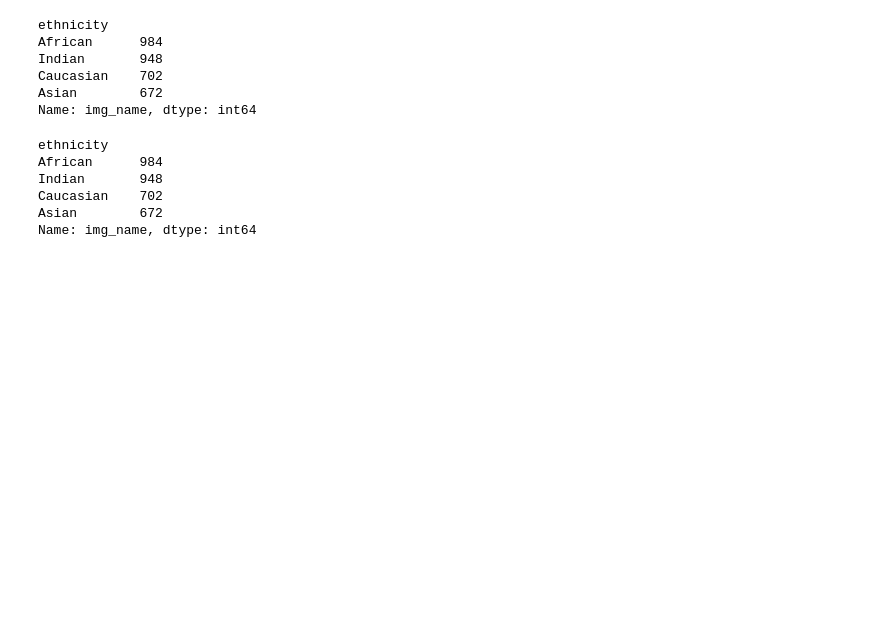
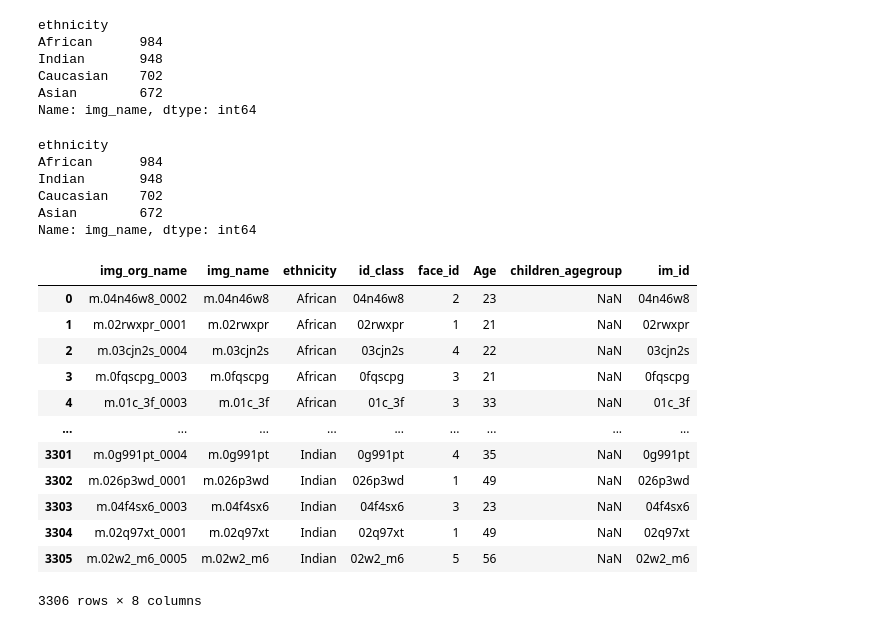
Before and after one commit to Kat-Gabi/Master_Thesis, a Jupyter notebook: notebooks/balance_data.ipynb, the cells around one changed output. Drawn from its saved outputs; the diff is of its cells as text; code cells hidden in the pictures; blank space fills up the shorter version.

```diff
--- a/notebooks/balance_data.ipynb
+++ b/notebooks/balance_data.ipynb
@@ -434,0 +435,16 @@ a_balanced.to_csv('../master_thesis/data/adults_balanced.csv', index=False)
+# %%
+a_balanced
+# %% [output]
+|  | img_org_name | img_name | ethnicity | id_class | face_id | Age | children_agegroup | im_id |
+| 0 | m.04n46w8_0002 | m.04n46w8 | African | 04n46w8 | 2 | 23 | NaN | 04n46w8 |
+| 1 | m.02rwxpr_0001 | m.02rwxpr | African | 02rwxpr | 1 | 21 | NaN | 02rwxpr |
+| 2 | m.03cjn2s_0004 | m.03cjn2s | African | 03cjn2s | 4 | 22 | NaN | 03cjn2s |
+| 3 | m.0fqscpg_0003 | m.0fqscpg | African | 0fqscpg | 3 | 21 | NaN | 0fqscpg |
+| 4 | m.01c_3f_0003 | m.01c_3f | African | 01c_3f | 3 | 33 | NaN | 01c_3f |
+| ... | ... | ... | ... | ... | ... | ... | ... | ... |
+| 3301 | m.0g991pt_0004 | m.0g991pt | Indian | 0g991pt | 4 | 35 | NaN | 0g991pt |
+| 3302 | m.026p3wd_0001 | m.026p3wd | Indian | 026p3wd | 1 | 49 | NaN | 026p3wd |
+| 3303 | m.04f4sx6_0003 | m.04f4sx6 | Indian | 04f4sx6 | 3 | 23 | NaN | 04f4sx6 |
+| 3304 | m.02q97xt_0001 | m.02q97xt | Indian | 02q97xt | 1 | 49 | NaN | 02q97xt |
+| 3305 | m.02w2_m6_0005 | m.02w2_m6 | Indian | 02w2_m6 | 5 | 56 | NaN | 02w2_m6 |
+3306 rows × 8 columns
```
Also changed, not shown: parts of 2 cells of this notebook, 4 other files.
